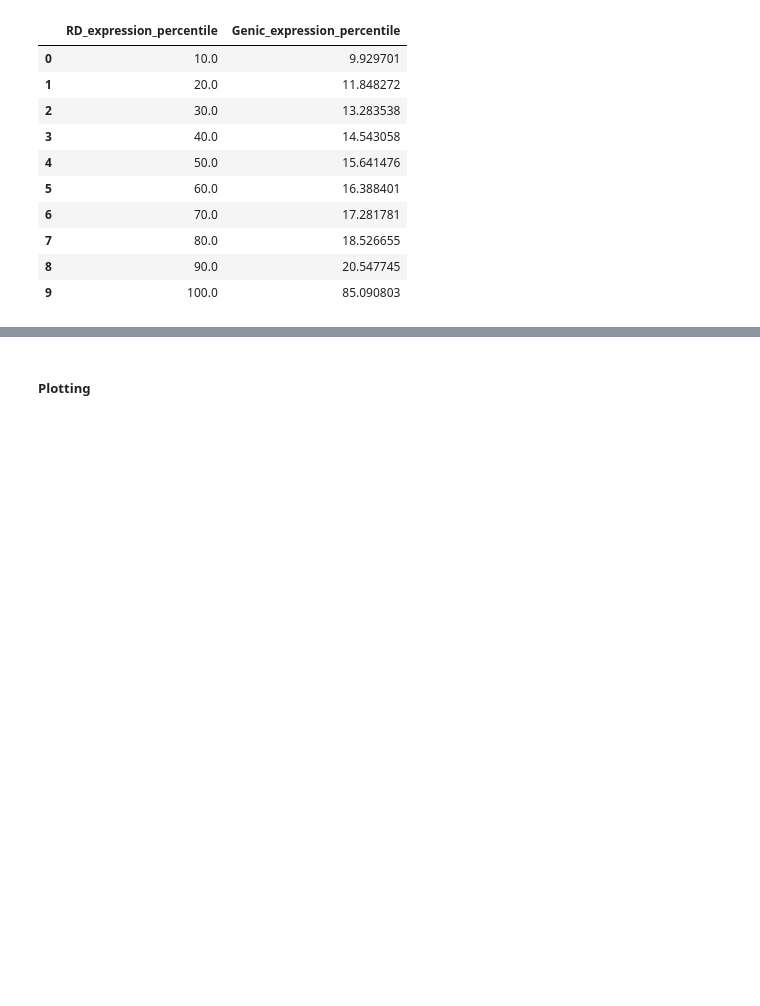
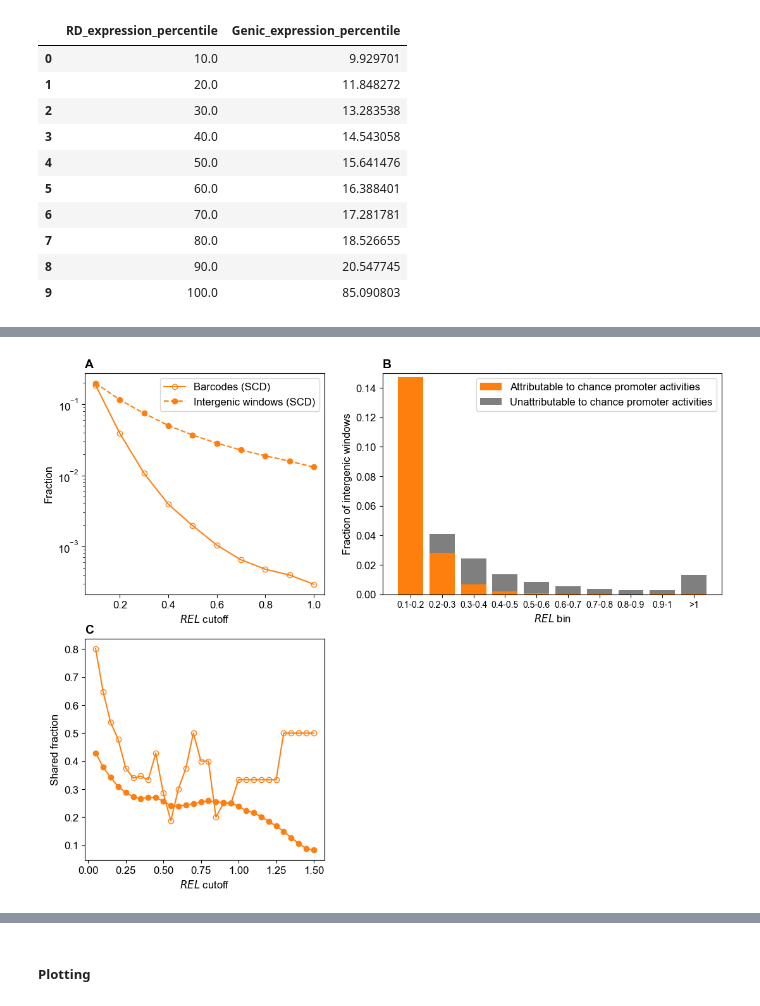
Before and after one commit to JasperXuEvolution/Random_promoter, a Jupyter notebook: Figures/Figs_final.ipynb, the cells around one changed output, grey strips where cells are left out. Cells and saved outputs as stored; diff of their text form; code cells hidden in the pictures; blank space fills up the shorter version.

```diff
--- a/Figures/Figs_final.ipynb
+++ b/Figures/Figs_final.ipynb
@@ -2345,0 +2448,82 @@ YPD_s_output
+# %%
+gs = gridspec.GridSpec(2, 13)
+fig1 = plt.figure(figsize=(13,10))
+#Here I generate sub figure object and assign to corresponding location
+
+#panel A for SCD expression distribution
+
+ax3=fig1.add_subplot(gs[:1, :5])
+
+ax3.set_title('A',loc='left',weight ='bold', size = 14)
+ax3.plot(p_c_rd_SCD['Percentile_of_PC'], p_c_rd_SCD['better_than_pc_ratio'],
+         marker=MarkerStyle('o', fillstyle='none'),label = 'Barcodes (SCD)',color ='tab:orange')
+
+ax3.plot(p_c_RNAseq_SCD['Control_percentile'], p_c_RNAseq_SCD['More_than_Control_FDR_fraction'],
+         '--o', label = 'Intergenic windows (SCD)',color ='tab:orange')
+
+
+# ax3.set_title('Greater than PC',fontsize=20)
+ax3.set_xlabel("$\it{REL}$ cutoff")
+ax3.set_ylabel("Fraction")
+ax3.legend(loc="upper right")
+ax3.set_yscale('log',base=10)
+
+# temp_tick_list = []
+# a=ax3.get_xticks().tolist()
+# for sub_label in a:
+#     new_label = '>' + str(round(sub_label)/100)
+#     temp_tick_list.append(new_label )
+# ax3.set_xticklabels(temp_tick_list)
+
+
+
+ax4=fig1.add_subplot(gs[:1, 6:13])
+temp_interval = 0
+
+
+tempx_list = [str(x) for x in SCD_RNA_fraction['bins'][temp_interval:]]
+ax4.bar(tempx_list, SCD_rd_fraction['Fraction'][temp_interval:],
+        color = 'tab:orange',label = 'Attributable to chance promoter activities')
+temp_input_list = (np.array(SCD_RNA_fraction['Fraction'])[temp_interval:]-np.array(SCD_rd_fraction['Fraction'])[temp_interval:])
+temp_input_list[temp_input_list<0] = 0
+ax4.bar(tempx_list,temp_input_list,
+        color = 'tab:grey',bottom = SCD_rd_fraction['Fraction'][temp_interval:],
+        label = 'Unattributable to chance promoter activities')
+ax4.set_ylabel('Fraction of intergenic windows')
+ax4.legend(loc="upper right")
+ax4.set_title('B',loc='left',weight ='bold', size = 14)
+ax4.set_xlabel('$\it{REL}$ bin')
+ax4.set_ylim(0,0.15)
+# temp_tick_list = ['20-30%','30-40%','40-50%','50-60%',
+#                  '60-70%','70-80%','80-90%','90-100%','>100%']
+temp_tick_list = ['0.1-0.2','0.2-0.3','0.3-0.4','0.4-0.5','0.5-0.6',
+                 '0.6-0.7','0.7-0.8','0.8-0.9','0.9-1','>1']
+
+
+ax4.set_xticklabels(temp_tick_list, size =10)
+
+# correlation of nearby genes
+ax5=fig1.add_subplot(gs[1:2, :5])
+
+ax5.set_title('C',loc='left',weight ='bold', size = 14)
+ax5.plot(temp_shared_1['Control_percentile'][:30],
+                temp_shared_1['More_than_control_fraction_SCD'][:30],label = 'RD',marker=MarkerStyle('o', fillstyle='none'),color = 'tab:orange')
+ax5.plot(temp_shared_2['Control_percentile'][:30],
+                temp_shared_2['More_than_control_fraction_SCD'][:30],'-o',label = 'Intergenic',color = 'tab:orange')
+
+# axes[0].set_yscale('log')
+# axes[0].set_xscale('log')
+# axes[0].set_ylim(0,0.01)
+# ax1.set_title('shared fraction in each condition')
+ax5.set_ylabel('Shared fraction')
+ax5.set_xlabel('$\it{REL}$ cutoff')
+# ax5.legend(loc='upper right')
+
+# temp_tick_list = []
+# a=ax5.get_xticks().tolist()
+# for sub_label in a:
+#     new_label = '>' + str(round(sub_label)/100)
+#     temp_tick_list.append(new_label )
+# ax5.set_xticklabels(temp_tick_list)
+# fig1.savefig(fig_output_address+'FigS14.pdf')
+# %% [output]
@@ -2345,0 +2531 @@ YPD_s_output
+[figure, added]
```
Also changed, not shown: parts of 62 cells of this notebook, 2 other files.
